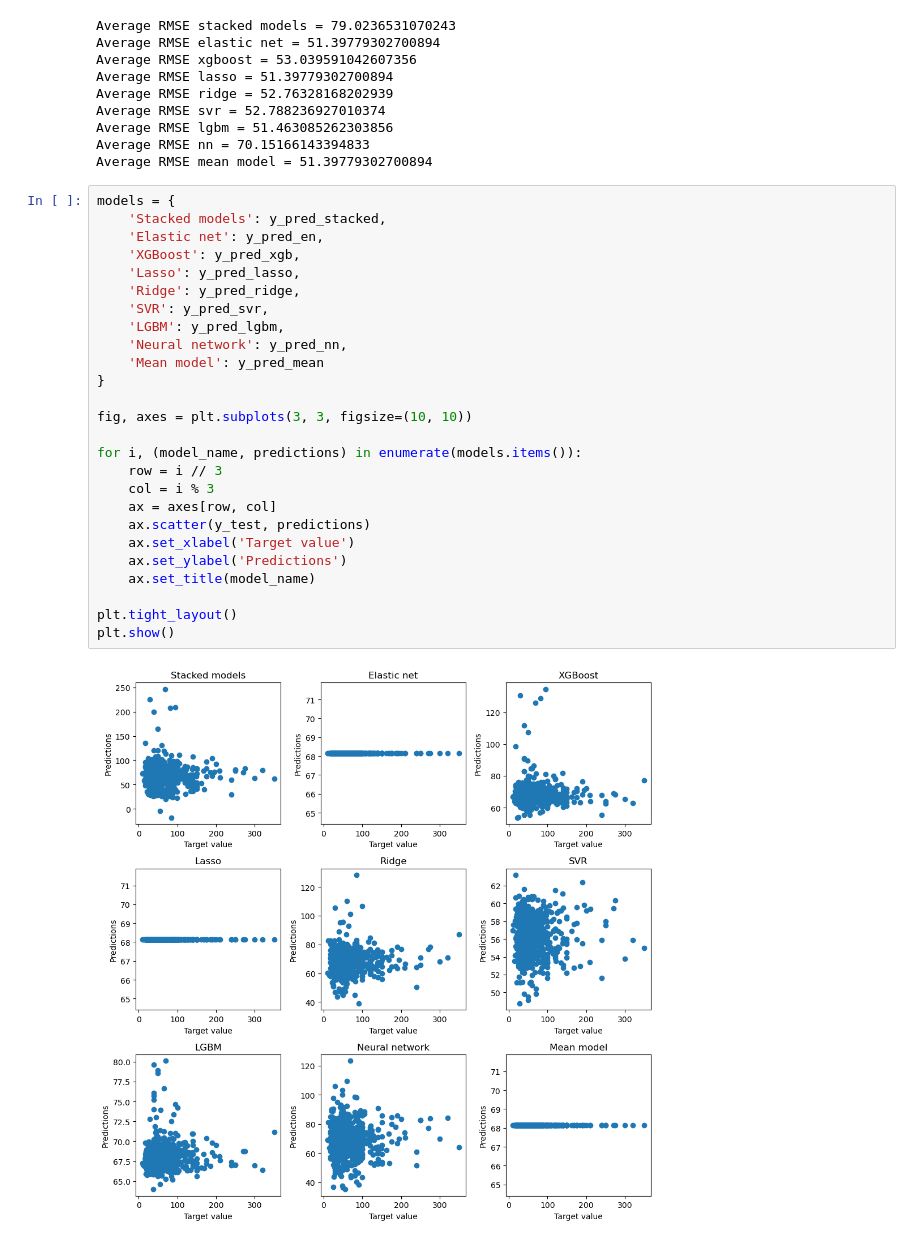
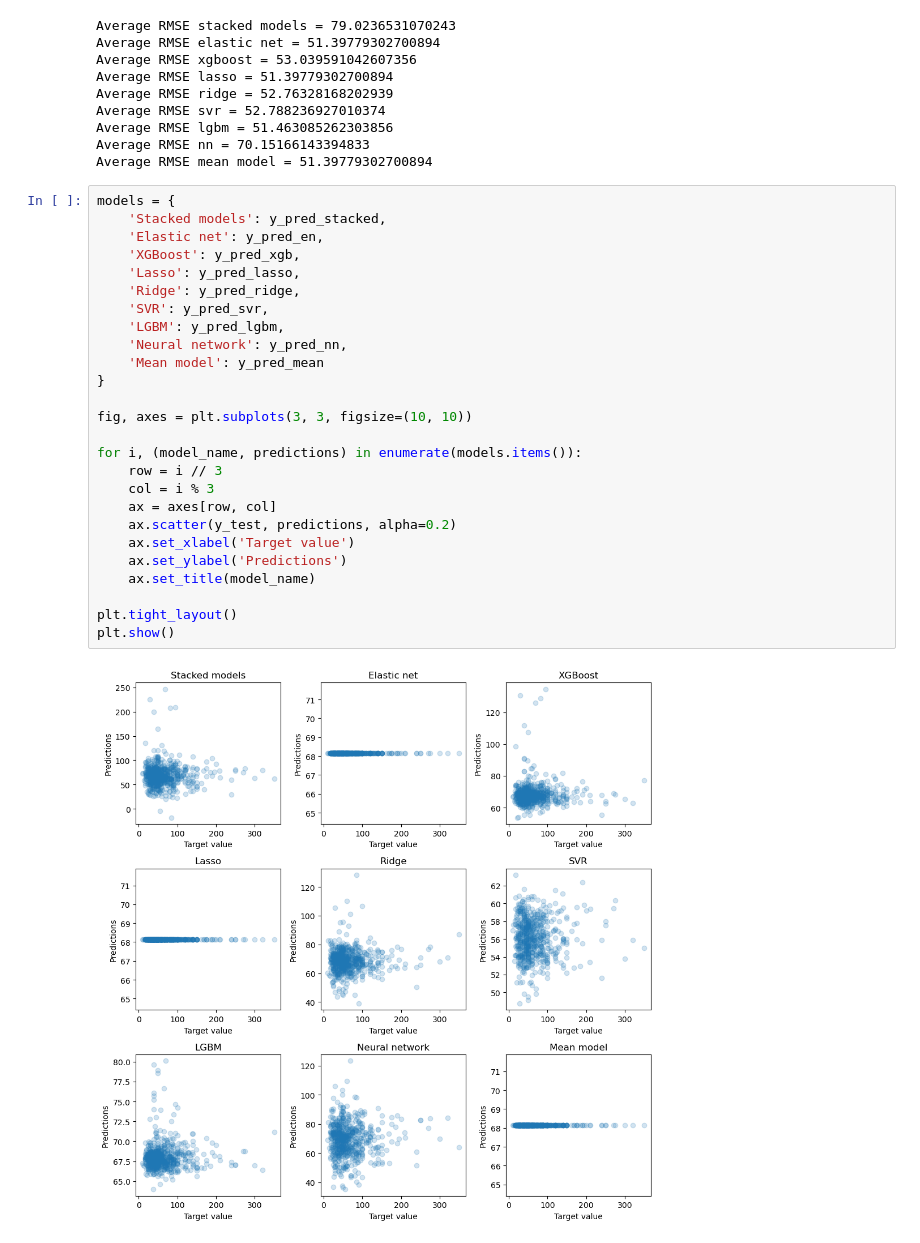
Before and after one commit to StefHerregods/AdvancedAnalytics_projects, a Jupyter notebook: assignment-1/final_model.ipynb, the cells around one changed output. Saved outputs shown, nothing was run; the diff lists cells and outputs as text.

```diff
--- a/assignment-1/final_model.ipynb
+++ b/assignment-1/final_model.ipynb
@@ -364,28 +364,28 @@ Average RMSE mean model = 51.39779302700894
 # %%
 models = {
     'Stacked models': y_pred_stacked,
     'Elastic net': y_pred_en,
     'XGBoost': y_pred_xgb,
     'Lasso': y_pred_lasso,
     'Ridge': y_pred_ridge,
     'SVR': y_pred_svr,
     'LGBM': y_pred_lgbm,
     'Neural network': y_pred_nn,
     'Mean model': y_pred_mean
 }
 
 fig, axes = plt.subplots(3, 3, figsize=(10, 10))
 
 for i, (model_name, predictions) in enumerate(models.items()):
     row = i // 3
     col = i % 3
     ax = axes[row, col]
-    ax.scatter(y_test, predictions)
+    ax.scatter(y_test, predictions, alpha=0.2)
     ax.set_xlabel('Target value')
     ax.set_ylabel('Predictions')
     ax.set_title(model_name)
 
 plt.tight_layout()
 plt.show()
 # %% [output]
-[figure, old version]
+[figure, new version]
```
Also changed, not shown: 7 other files.
